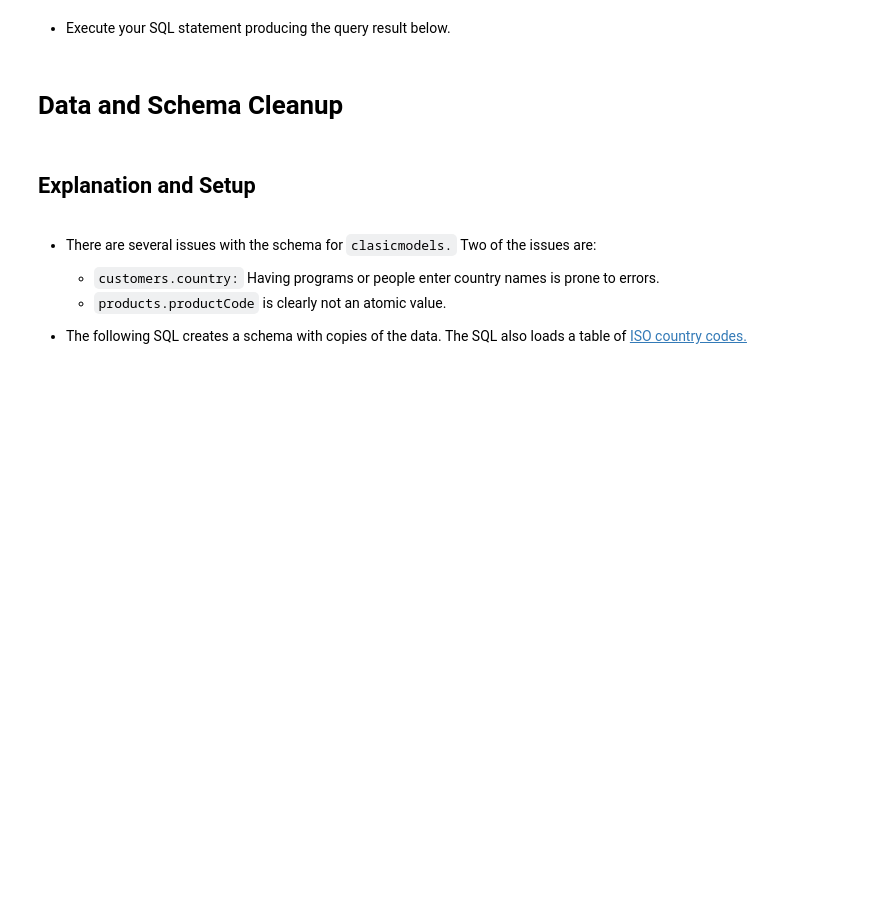
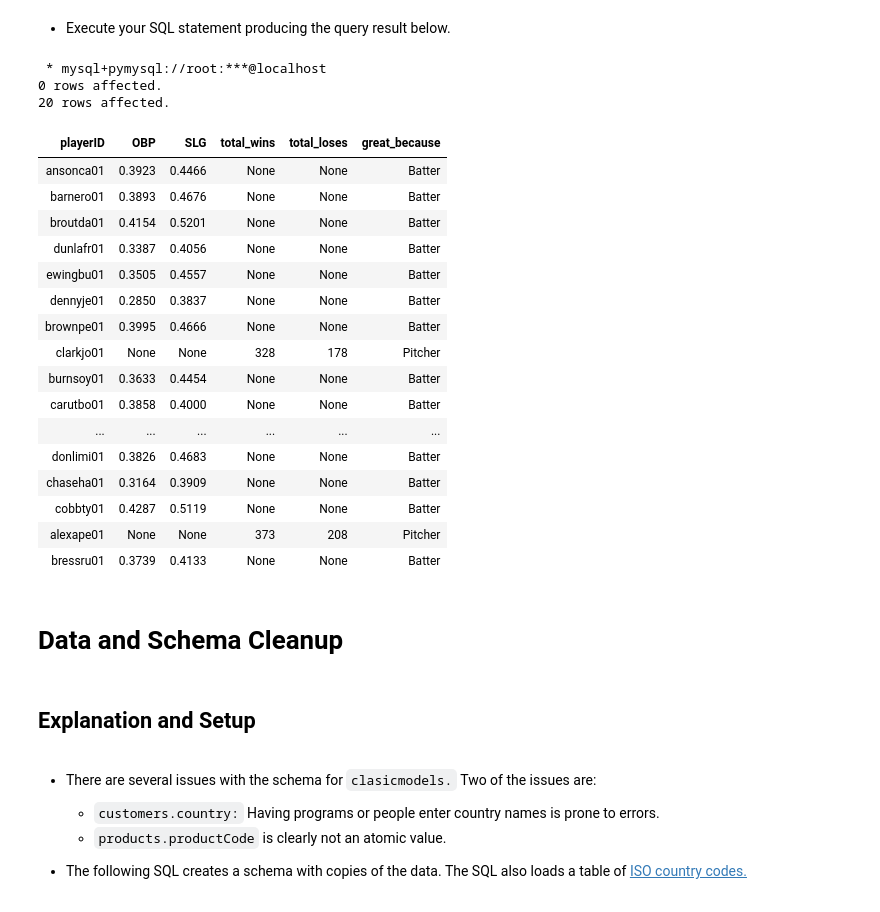
Before and after one commit to fsy2001/midterm, a Jupyter notebook: s23_w4111_midterm.ipynb, the cells around one changed output. Drawn from its saved outputs; the diff is of its cells as text; code cells hidden in the pictures; blank space fills up the shorter version.

```diff
--- a/s23_w4111_midterm.ipynb
+++ b/s23_w4111_midterm.ipynb
@@ -754,3 +941,74 @@ _Answer_
+# %%
+%%sql
+
+USE lahmansdb_midterm;
+
+WITH batting_criteria AS (SELECT playerID,
+                                 IF(SUM(ab) = 0,
+                                    NULL,
+                                    SUM(h) + SUM(BB)) / (SUM(ab) + SUM(BB))
+                                         AS OBP,
+                                 IF(SUM(ab) = 0,
+                                    NULL,
+                                    ((SUM(h) - SUM(`2b`) - SUM(`3b`) - SUM(hr)) +
+                                     2 * SUM(`2b`) + 3 * SUM(`3b`) + 4 * SUM(hr)) / SUM(ab))
+                                         AS SLG,
+                                 SUM(ab) AS ab_sum
+                          FROM people
+                                   NATURAL JOIN batting
+                          GROUP BY playerID),
+     batting_filtered AS (SELECT playerID,
+                                 IF(ab_sum >= 1500 AND SLG >= .375, OBP, 'None') AS OBP,
+                                 IF(ab_sum >= 1500 AND SLG >= .375, SLG, 'None') AS SLG,
+                                 ab_sum >= 1500 AND SLG >= .375                  AS is_great
+                          FROM batting_criteria),
+     pitching_criteria AS (SELECT playerID,
+                                  SUM(w)                                                    AS total_wins,
+                                  SUM(l)                                                    AS total_loses,
+                                  IF(SUM(w) + SUM(l) = 0, NULL, SUM(w) / (SUM(w) + SUM(l))) AS win_percentage
+                           FROM people
+                                    NATURAL JOIN pitching
+                           GROUP BY playerID),
+     pitching_filtered AS (SELECT playerID,
+                                  IF((total_loses + total_wins >= 300 AND (win_percentage >= .70 OR total_wins >= 300)),
+                                     total_wins,
+                                     'None')                                                                       AS total_wins,
+                                  IF((total_loses + total_wins >= 300 AND (win_percentage >= .70 OR total_wins >= 300)),
+                                     total_loses,
+                                     'None')                                                                       AS total_loses,
+                                  IF((total_loses + total_wins >= 300 AND (win_percentage >= .70 OR total_wins >= 300)),
+                                     win_percentage,
+                                     'None')                                                                       AS win_percentage,
+                                  total_loses + total_wins >= 300 AND
+                                  (win_percentage >= .70 OR total_wins >= 300)                                     AS is_great
+                           FROM pitching_criteria)
+SELECT playerID, OBP, SLG, total_wins, total_loses,
+       IF(pitching_filtered.is_great, 'Pitcher', 'Batter') AS great_because
+FROM pitching_filtered JOIN batting_filtered USING (playerID)
+WHERE pitching_filtered.is_great OR batting_filtered.is_great;
+
+/* NOTE: I limited the output size when running. */
+# %% [output]
+ * mysql+pymysql://root:***@localhost
+0 rows affected.
+20 rows affected.
+| playerID | OBP | SLG | total_wins | total_loses | great_because |
+| ansonca01 | 0.3923 | 0.4466 | None | None | Batter |
+| barnero01 | 0.3893 | 0.4676 | None | None | Batter |
+| broutda01 | 0.4154 | 0.5201 | None | None | Batter |
+| dunlafr01 | 0.3387 | 0.4056 | None | None | Batter |
+| ewingbu01 | 0.3505 | 0.4557 | None | None | Batter |
+| dennyje01 | 0.2850 | 0.3837 | None | None | Batter |
+| brownpe01 | 0.3995 | 0.4666 | None | None | Batter |
+| clarkjo01 | None | None | 328 | 178 | Pitcher |
+| burnsoy01 | 0.3633 | 0.4454 | None | None | Batter |
+| carutbo01 | 0.3858 | 0.4000 | None | None | Batter |
+| ... | ... | ... | ... | ... | ... |
+| donlimi01 | 0.3826 | 0.4683 | None | None | Batter |
+| chaseha01 | 0.3164 | 0.3909 | None | None | Batter |
+| cobbty01 | 0.4287 | 0.5119 | None | None | Batter |
+| alexape01 | None | None | 373 | 208 | Pitcher |
+| bressru01 | 0.3739 | 0.4133 | None | None | Batter |
 # %% [markdown]
 # Data and Schema Cleanup
 # %% [markdown]
```
Also changed, not shown: parts of 58 cells of this notebook, 4 other files.
